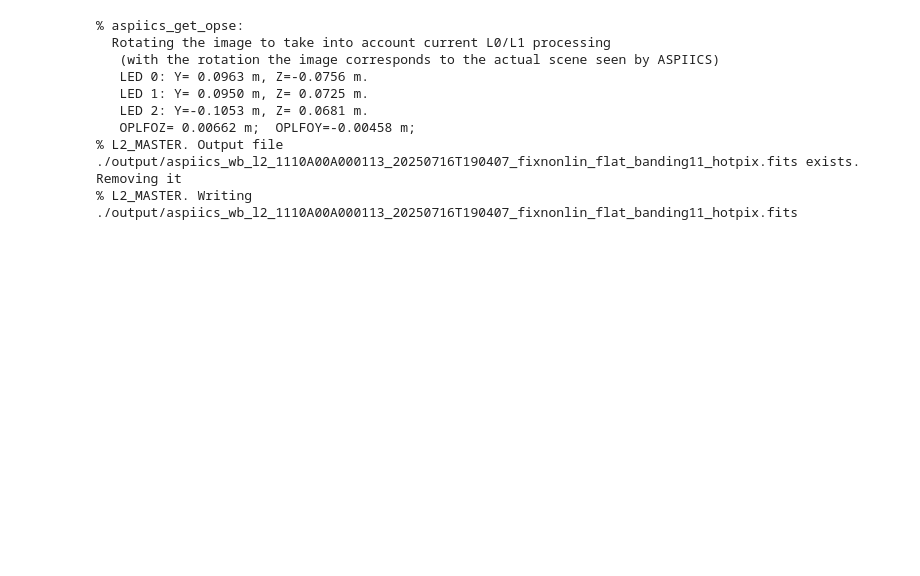
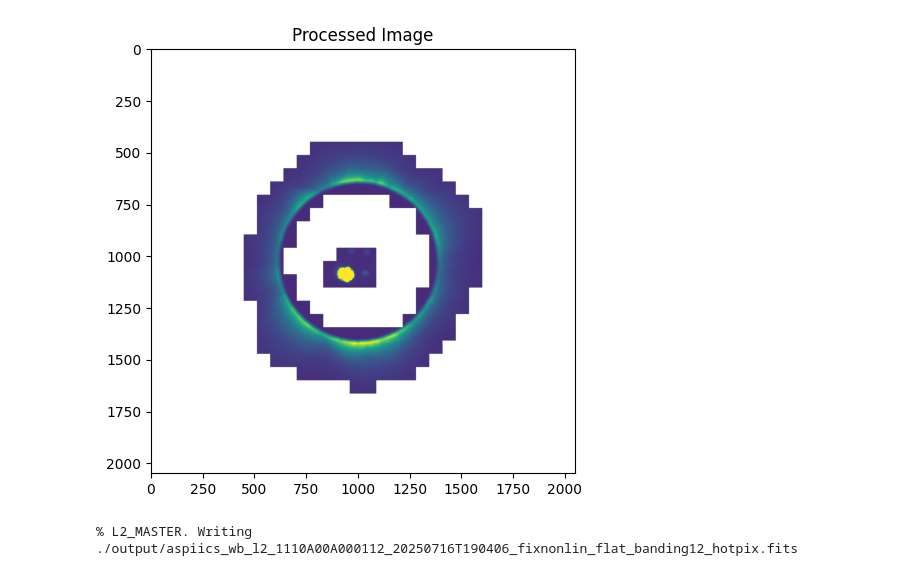
Before and after one commit to sschmaus/aspiics_processing, a Jupyter notebook: process_l2.ipynb, the cells around one changed output. Saved outputs shown, nothing was run; the diff lists cells and outputs as text; code cells hidden in the pictures; blank space fills up the shorter version.

```diff
--- a/process_l2.ipynb
+++ b/process_l2.ipynb
@@ -340,5 +444,15 @@ plt.show()
+# %%
+fig, ax = plt.subplots(1, figsize=(10, 5))
+std_im = np.nanstd(Im)
+mean_im = np.nanmean(Im)
+ax.imshow(Im,vmin=mean_im - 1*std_im, vmax=mean_im + 3*std_im)
+ax.set_title("Processed Image")
+plt.tight_layout()
+plt.show()
+# %% [output]
+[figure, added]
 # %%
-tmpY,tmpZ = opse.aspiics_get_opse(Im,header,params,verbose=False,save_image=True)        # find position of the OPSE LEDs in the image
+# tmpY,tmpZ = opse.aspiics_get_opse(Im,header,params,verbose=False,save_image=True)        # find position of the OPSE LEDs in the image
 #sys.exit('exiting after OPSE')
 #Im   = np.subtract(Im,optics.ghost(header,params))
 #Im   = np.subtract(Im,np.multiply(optics.scatter(header,params),vign))
@@ -476,12 +590,4 @@ hdu.writeto(file2write,checksum=True)
 #plt.xlim(0,20)
 #plt.ylim(1e-1,1e+4)
 # %% [output]
-% aspiics_get_opse:
-  Rotating the image to take into account current L0/L1 processing
-   (with the rotation the image corresponds to the actual scene seen by ASPIICS)
-   LED 0: Y= 0.0963 m, Z=-0.0756 m.
-   LED 1: Y= 0.0950 m, Z= 0.0725 m.
-   LED 2: Y=-0.1053 m, Z= 0.0681 m.
-   OPLFOZ= 0.00662 m;  OPLFOY=-0.00458 m;
-% L2_MASTER. Output file ./output/aspiics_wb_l2_1110A00A000113_20250716T190407_fixnonlin_flat_banding11_hotpix.fits exists. Removing it
-% L2_MASTER. Writing ./output/aspiics_wb_l2_1110A00A000113_20250716T190407_fixnonlin_flat_banding11_hotpix.fits
+% L2_MASTER. Writing ./output/aspiics_wb_l2_1110A00A000112_20250716T190406_fixnonlin_flat_banding12_hotpix.fits
```
Also changed, not shown: parts of 3 cells of this notebook.
